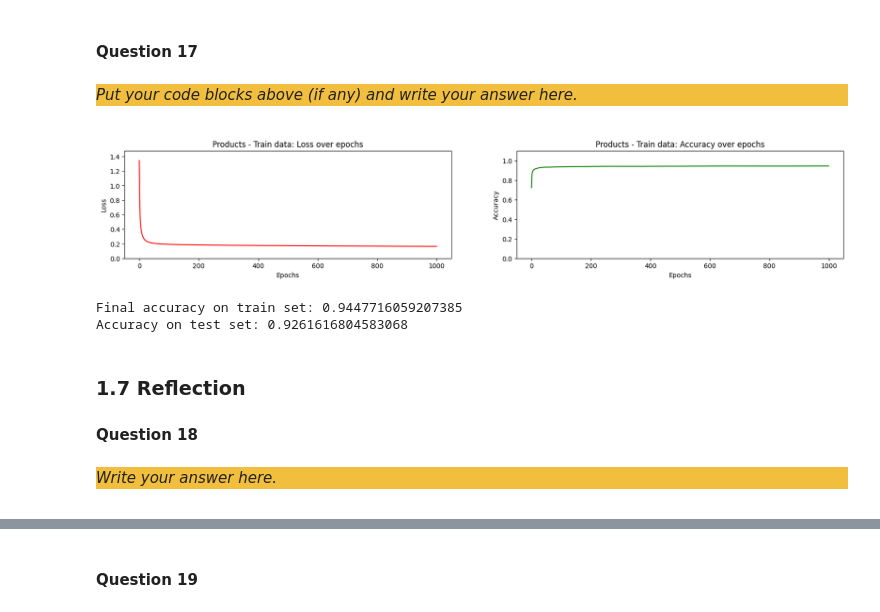
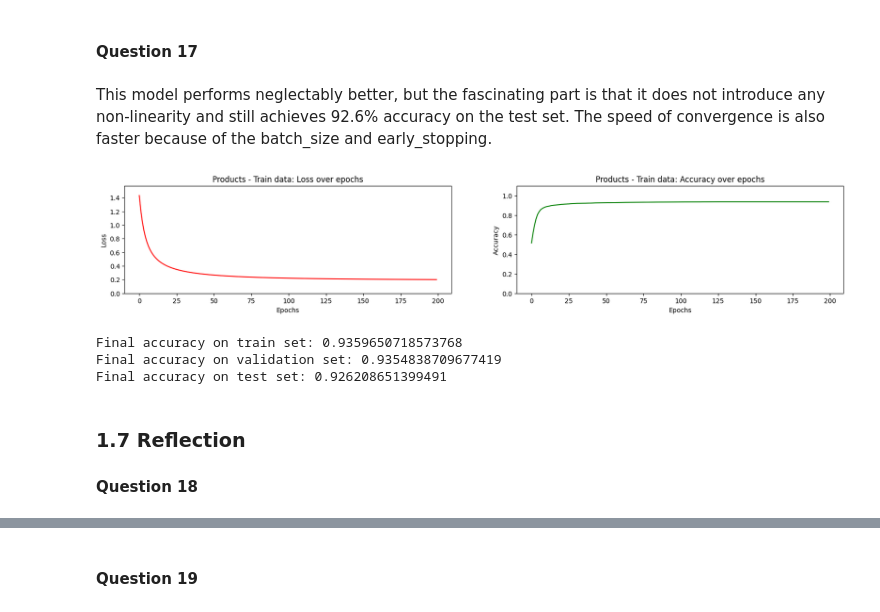
Before and after one commit to zain1290/Artificial-Neural-Network, a Jupyter notebook: src/Drago.ipynb, the cells around one changed output, grey strips where cells are left out. Cells and saved outputs as stored; diff of their text form; code cells hidden in the pictures.

```diff
--- a/src/Drago.ipynb
+++ b/src/Drago.ipynb
@@ -467,0 +187,10 @@ To ensure reproducibility, we used the function `np.random.seed()`
+# %%
+class Identity:
+
+    # Applies the identity function to the input
+    def apply(self, x):
+        return x
+
+    # Computes the derivative of the identity function for use in backpropagation, which is 1 for all inputs
+    def apply_derivative(self, x):
+        return np.ones_like(x)
@@ -467,0 +420,5 @@ To ensure reproducibility, we used the function `np.random.seed()`
+# %%
+mean, std = np.mean(X_train, axis=0), np.std(X_train, axis=0) + 1e-9
+X_train = (X_train - mean) / std
+X_val = (X_val - mean) / std
+X_test = (X_test - mean) / std
@@ -672,39 +905,41 @@ _Put your code blocks above (if any) and write your answer here._
 # %% [markdown]
 #### Question 17
-# %% [markdown]
-<div style="background-color:#f1be3e">
-
-_Put your code blocks above (if any) and write your answer here._
-
-</div>
+# %% [markdown]
+
+
+This model performs neglectably better, but the fascinating part is that it does not introduce any non-linearity and still achieves 92.6% accuracy on the test set. The speed of convergence is also faster because of the batch_size and early_stopping.
 # %%
 np.random.seed(1234)
-p = Network([Linear(10, 32, init_strategy="he"), Activation(ReLU()),
+
+p = Network([Linear(10, 32, init_strategy="xavier"), Activation(Identity()),
              Linear(32, 7, init_strategy="xavier")])
 
-losses, accuracies = train(p, features[train_idx], labels[train_idx],
-                      SoftmaxCrossEntropy(),
-                      lambda x: np.argmax(x, axis=1),
-                      lr=0.01, epochs=1000, batch_size=64)
+losses, accuracies, epochs = train(p,
+                                   X_train, y_train,
+                                   X_val, y_val,
+                                   SoftmaxCrossEntropy(),
+                                   lambda x: np.argmax(x, axis=1),
+                                   lr=0.001,
+                                   batch_size=32,
+                                   early_stopping=True,
+                                   epochs=200, min_delta=0.0001)
 
 plot_accuracy_loss(losses, accuracies, title="Products - Train data: ")
 print("Final accuracy on train set:", accuracies[-1])
 
-predicted_labels = np.argmax( p.forward(features[test_idx]), axis=1)
+predicted_labels = np.argmax(p.forward(X_val), axis=1)
 
-test_accuracy = accuracy(labels[test_idx], predicted_labels)
-print("Accuracy on test set:", test_accuracy)
+validation_accuracy = accuracy(y_val, predicted_labels)
+print("Final accuracy on validation set:", validation_accuracy)
+
+test_accuracy = accuracy(y_test, np.argmax(p.forward(X_test), axis=1))
+print("Final accuracy on test set:", test_accuracy)
 # %% [output]
-[figure, old version]
+[figure, new version]
-Final accuracy on train set: 0.9447716059207385
-Accuracy on test set: 0.9261616804583068
+Final accuracy on train set: 0.9359650718573768
+Final accuracy on validation set: 0.9354838709677419
+Final accuracy on test set: 0.926208651399491
 # %% [markdown]
 ### 1.7 Reflection
 
 #### Question 18
-# %% [markdown]
-<div style="background-color:#f1be3e">
-
-_Write your answer here._
-
-</div>
```
Also changed, not shown: parts of 117 cells of this notebook, 1 other file.
